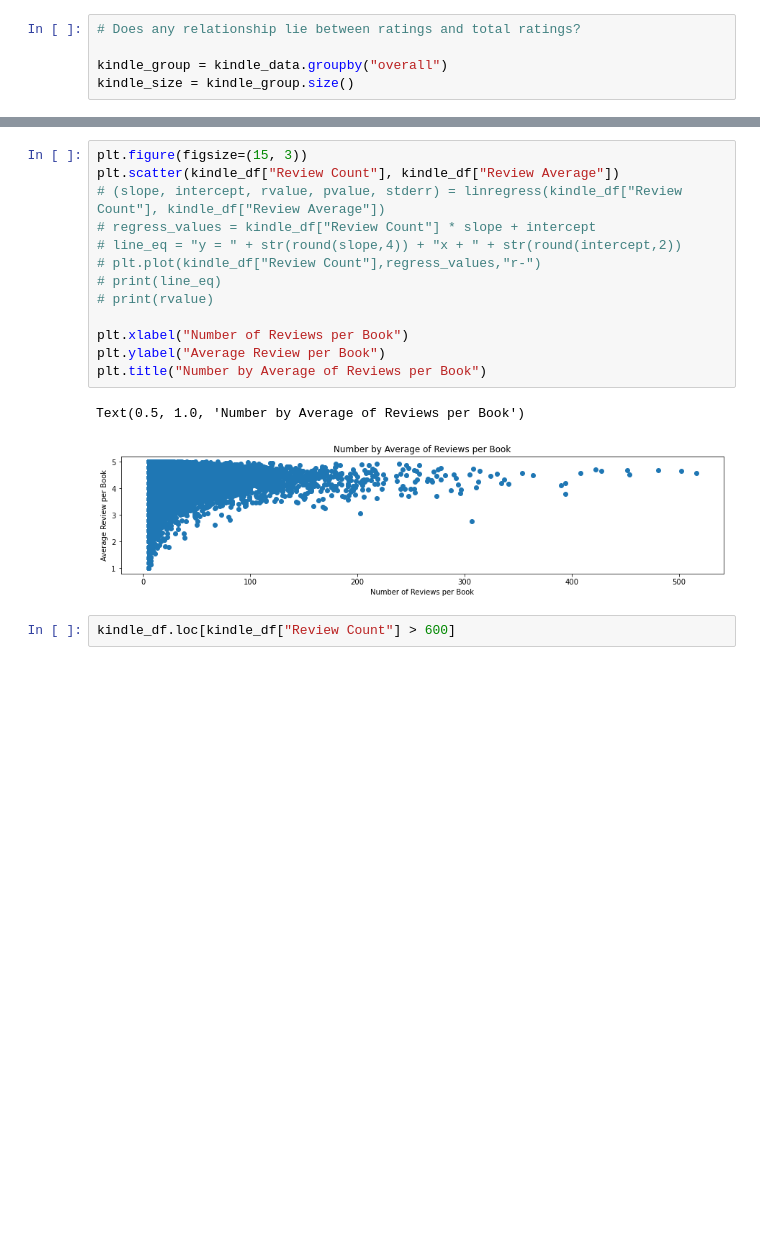
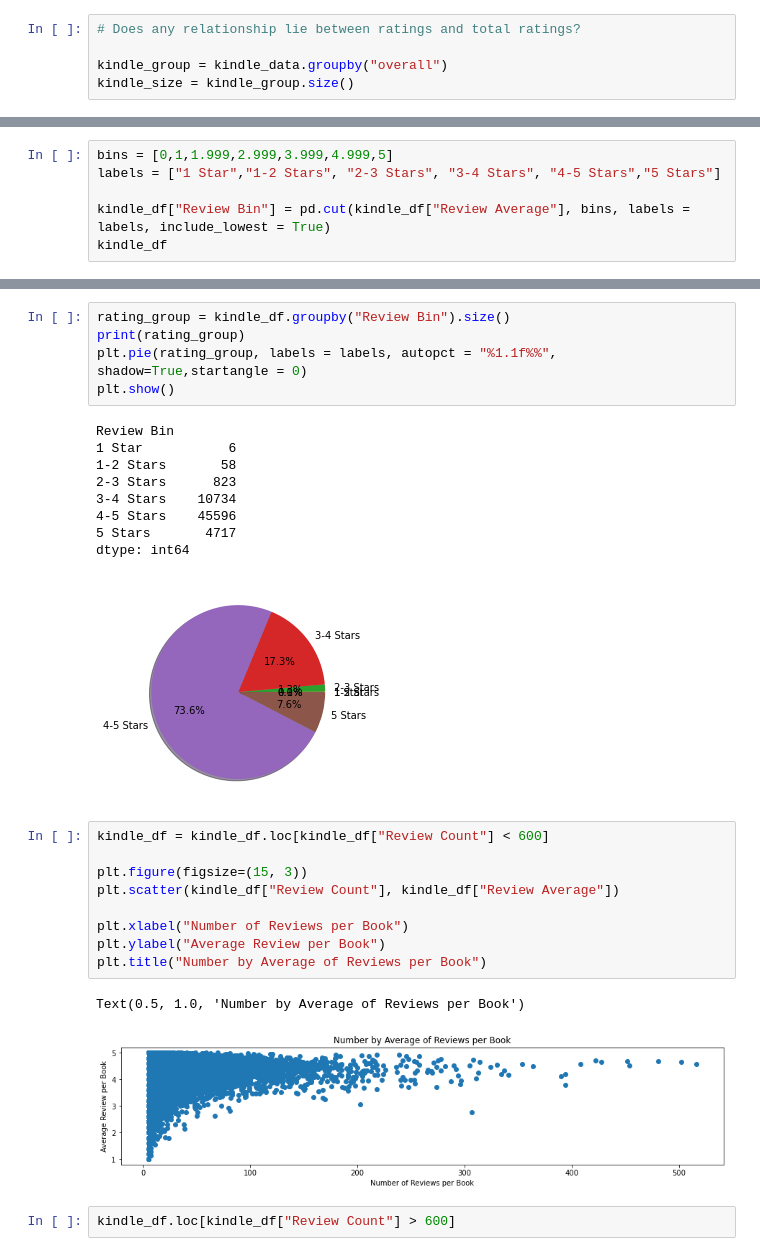
Before and after one commit to JoshSniderman/Merge, a Jupyter notebook: AmazonBooks.ipynb, the cells around one changed output, grey strips where cells are left out. Drawn from its saved outputs; the diff is of its cells as text; blank space fills up the shorter version.

```diff
--- a/AmazonBooks.ipynb
+++ b/AmazonBooks.ipynb
@@ -61,0 +90,6 @@ kindle_df
+# %%
+bins = [0,1,1.999,2.999,3.999,4.999,5]
+labels = ["1 Star","1-2 Stars", "2-3 Stars", "3-4 Stars", "4-5 Stars","5 Stars"]
+
+kindle_df["Review Bin"] = pd.cut(kindle_df["Review Average"], bins, labels = labels, include_lowest = True)
+kindle_df
@@ -62,12 +111,23 @@ kindle_df
+# %%
+rating_group = kindle_df.groupby("Review Bin").size()
+print(rating_group)
+plt.pie(rating_group, labels = labels, autopct = "%1.1f%%", shadow=True,startangle = 0)
+plt.show()
+# %% [output]
+Review Bin
+1 Star           6
+1-2 Stars       58
+2-3 Stars      823
+3-4 Stars    10734
+4-5 Stars    45596
+5 Stars       4717
+dtype: int64
+[figure, added]
 # %%
+kindle_df = kindle_df.loc[kindle_df["Review Count"] < 600]
+
 plt.figure(figsize=(15, 3))
 plt.scatter(kindle_df["Review Count"], kindle_df["Review Average"])
-# (slope, intercept, rvalue, pvalue, stderr) = linregress(kindle_df["Review Count"], kindle_df["Review Average"])
-# regress_values = kindle_df["Review Count"] * slope + intercept
-# line_eq = "y = " + str(round(slope,4)) + "x + " + str(round(intercept,2))
-# plt.plot(kindle_df["Review Count"],regress_values,"r-")
-# print(line_eq)
-# print(rvalue)
 
 plt.xlabel("Number of Reviews per Book")
 plt.ylabel("Average Review per Book")
```
Also changed, not shown: parts of 10 cells of this notebook, 8 other files.
